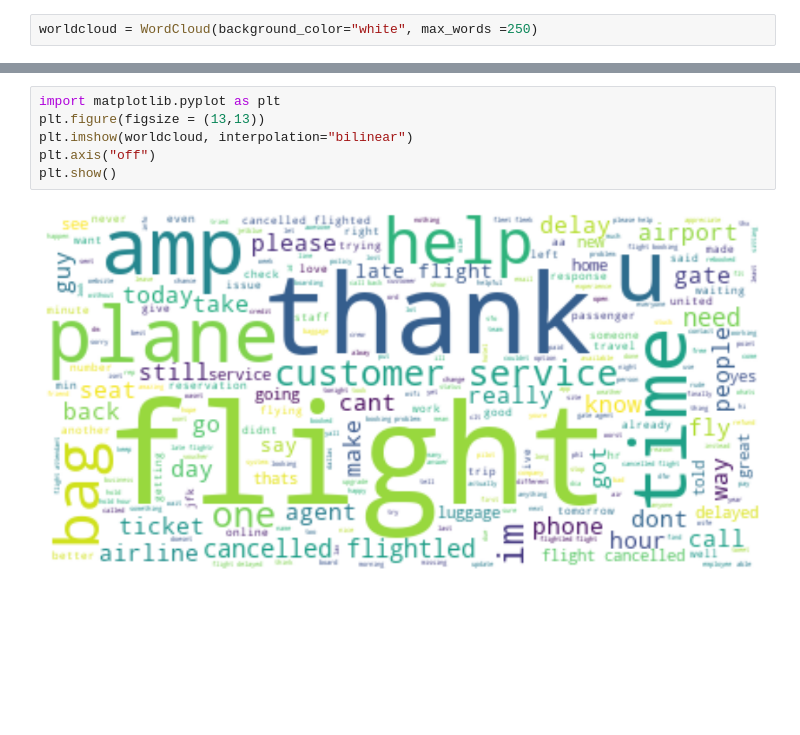
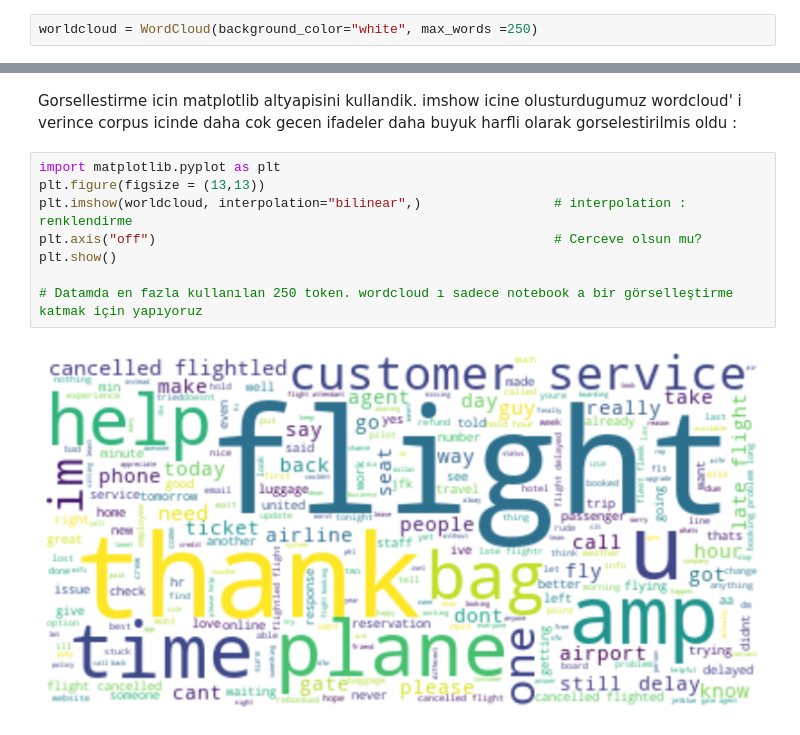
Before and after one commit to ibrahimdeniz0654/NLP, a Jupyter notebook: in-Class/NLP-2 (NLP Application with ML)(EU)-13 Oct 2022.ipynb, the cells around one changed output, grey strips where cells are left out. Drawn from its saved outputs; the diff is of its cells as text; blank space fills up the shorter version.

```diff
--- a/in-Class/NLP-2 (NLP Application with ML)(EU)-13 Oct 2022.ipynb
+++ b/in-Class/NLP-2 (NLP Application with ML)(EU)-13 Oct 2022.ipynb
@@ -1342,8 +1749,12 @@ worldcloud.generate(all_words)
+# %% [markdown]
+Gorsellestirme icin matplotlib altyapisini kullandik. imshow icine olusturdugumuz wordcloud' i verince corpus icinde daha cok gecen ifadeler daha buyuk harfli olarak gorselestirilmis oldu :
 # %%
 import matplotlib.pyplot as plt
 plt.figure(figsize = (13,13))
-plt.imshow(worldcloud, interpolation="bilinear")
-plt.axis("off")
+plt.imshow(worldcloud, interpolation="bilinear",)                 # interpolation : renklendirme
+plt.axis("off")                                                   # Cerceve olsun mu?
 plt.show()
+
+# Datamda en fazla kullanılan 250 token. wordcloud ı sadece notebook a bir görselleştirme katmak için yapıyoruz
 # %% [output]
-[figure, old version]
+[figure, new version]
```
Also changed, not shown: parts of 231 cells of this notebook.
